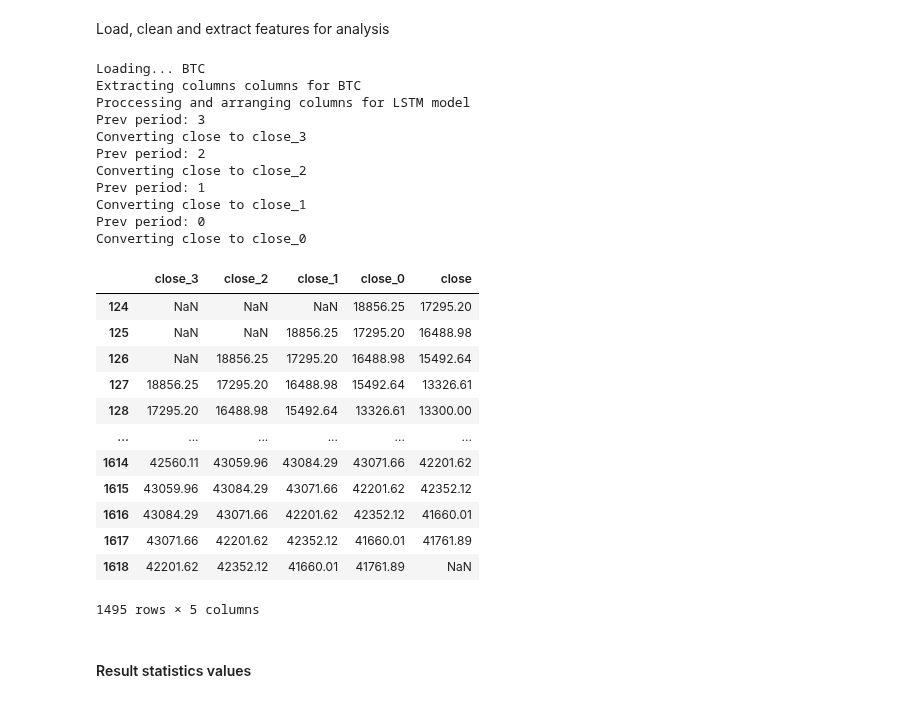
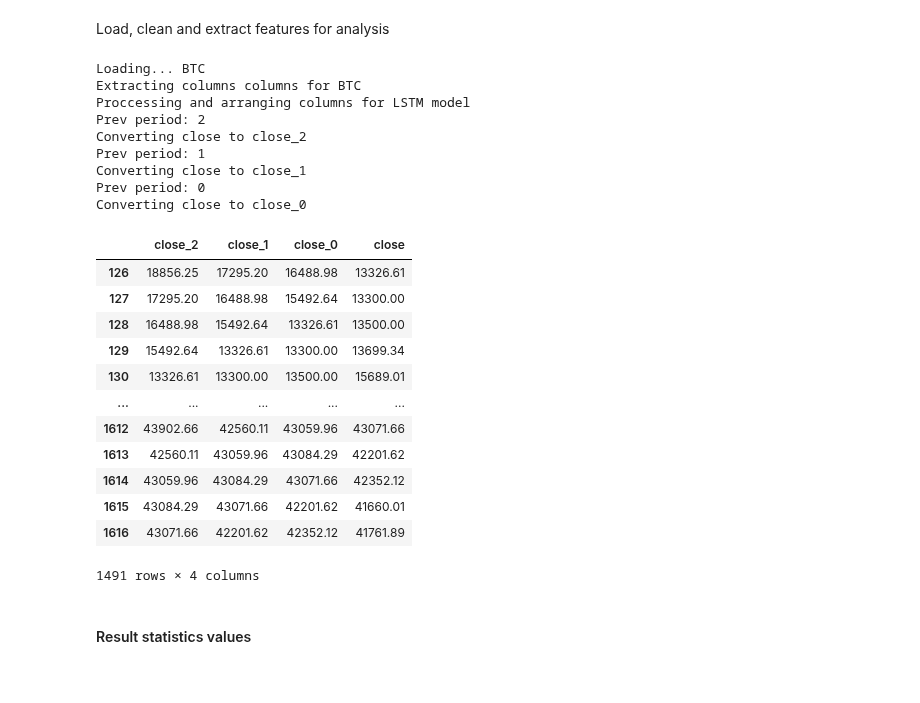
Before and after one commit to GZabalaG/crypto_bot, a Jupyter notebook: data_processor/Datafram Analysis.ipynb, the cells around one changed output. Cells and saved outputs as stored; diff of their text form; code cells hidden in the pictures.

```diff
--- a/data_processor/Datafram Analysis.ipynb
+++ b/data_processor/Datafram Analysis.ipynb
@@ -74,42 +74,40 @@ Load, clean and extract features for analysis
 # %%
 processor = DataProcessor(['BTC'])
 processor.load_data()
 processor.clean_data('BTC')
 processor.feature_extraction('BTC')
 #columns = ['close', 'Open Close Difference', 'Volume USDT' ,'Result']
 columns = ['close']
 df = processor.feature_selection('BTC', columns)
 
-df_lstm = processor.lstm_processing(df, 'close', 1, 1) # prepares data for a lstm model
+df_lstm = processor.lstm_processing(df, 'close', 3, 2) # prepares data for a lstm model
 
 #df = processor.get_data('BTC')
 
 df_lstm
 # %% [output]
 Loading... BTC
 Extracting columns columns for BTC
 Proccessing and arranging columns for LSTM model
-Prev period: 3
-Converting close to close_3
 Prev period: 2
 Converting close to close_2
 Prev period: 1
 Converting close to close_1
 Prev period: 0
 Converting close to close_0
-|  | close_3 | close_2 | close_1 | close_0 | close |
-| 124 | NaN | NaN | NaN | 18856.25 | 17295.20 |
-| 125 | NaN | NaN | 18856.25 | 17295.20 | 16488.98 |
-| 126 | NaN | 18856.25 | 17295.20 | 16488.98 | 15492.64 |
-| 127 | 18856.25 | 17295.20 | 16488.98 | 15492.64 | 13326.61 |
-| 128 | 17295.20 | 16488.98 | 15492.64 | 13326.61 | 13300.00 |
-| ... | ... | ... | ... | ... | ... |
-| 1614 | 42560.11 | 43059.96 | 43084.29 | 43071.66 | 42201.62 |
-| 1615 | 43059.96 | 43084.29 | 43071.66 | 42201.62 | 42352.12 |
-| 1616 | 43084.29 | 43071.66 | 42201.62 | 42352.12 | 41660.01 |
-| 1617 | 43071.66 | 42201.62 | 42352.12 | 41660.01 | 41761.89 |
-| 1618 | 42201.62 | 42352.12 | 41660.01 | 41761.89 | NaN |
+|  | close_2 | close_1 | close_0 | close |
+| 126 | 18856.25 | 17295.20 | 16488.98 | 13326.61 |
+| 127 | 17295.20 | 16488.98 | 15492.64 | 13300.00 |
+| 128 | 16488.98 | 15492.64 | 13326.61 | 13500.00 |
+| 129 | 15492.64 | 13326.61 | 13300.00 | 13699.34 |
+| 130 | 13326.61 | 13300.00 | 13500.00 | 15689.01 |
+| ... | ... | ... | ... | ... |
+| 1612 | 43902.66 | 42560.11 | 43059.96 | 43071.66 |
+| 1613 | 42560.11 | 43059.96 | 43084.29 | 42201.62 |
+| 1614 | 43059.96 | 43084.29 | 43071.66 | 42352.12 |
+| 1615 | 43084.29 | 43071.66 | 42201.62 | 41660.01 |
+| 1616 | 43071.66 | 42201.62 | 42352.12 | 41761.89 |
-1495 rows × 5 columns
+1491 rows × 4 columns
 # %%
 sns.set(rc={'figure.figsize':(20,10)})
 sns.set_style("whitegrid")
```
Also changed, not shown: 4 other files.
